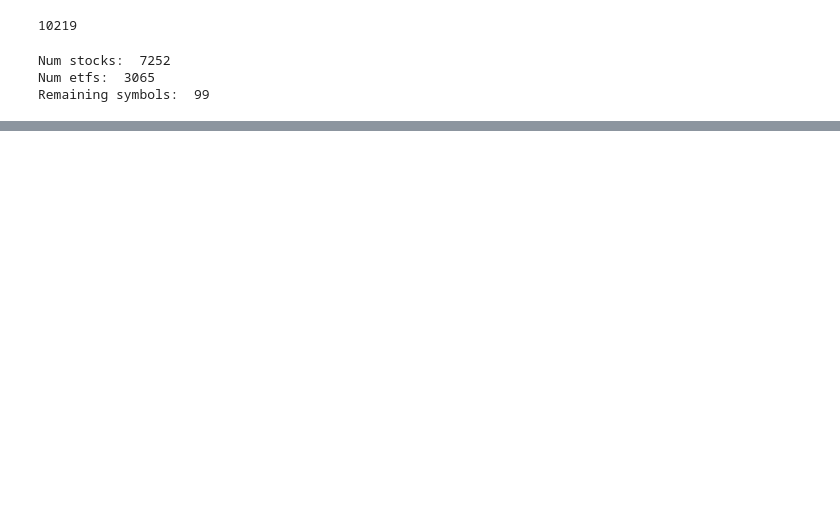
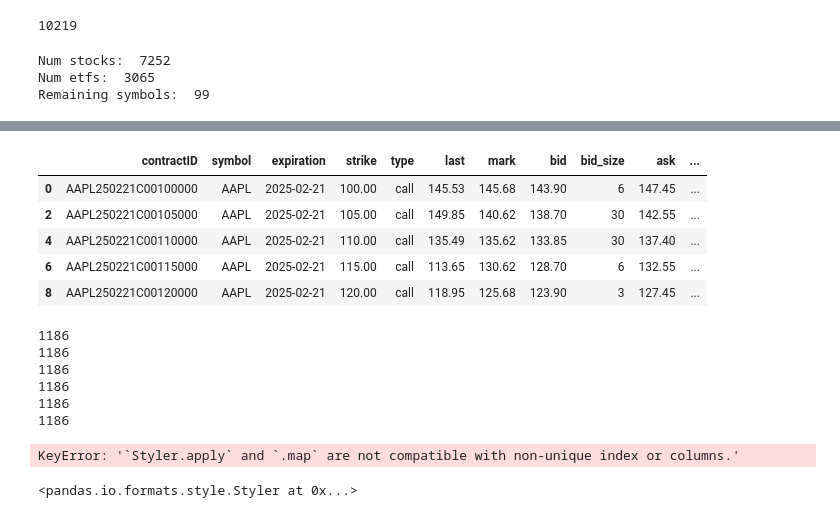
Before and after one commit to tejaskamtam/quant, a Jupyter notebook: data/scratch.ipynb, the cells around one changed output, grey strips where cells are left out. Cells and saved outputs as stored; diff of their text form; code cells hidden in the pictures; blank space fills up the shorter version.

```diff
--- a/data/scratch.ipynb
+++ b/data/scratch.ipynb
@@ -114,0 +96,46 @@ from pypfopt.efficient_frontier import EfficientFrontier
+# %%
+# split df into calls and puts
+calls = df.where(df["type"] == "call").dropna()
+puts = df.where(df["type"] == "put").dropna()
+
+calls.head()
+# %% [output]
+|  | contractID | symbol | expiration | strike | type | last | mark | bid | bid_size | ask | ... |
+| 0 | AAPL250221C00100000 | AAPL | 2025-02-21 | 100.00 | call | 145.53 | 145.68 | 143.90 | 6 | 147.45 | ... |
+| 2 | AAPL250221C00105000 | AAPL | 2025-02-21 | 105.00 | call | 149.85 | 140.62 | 138.70 | 30 | 142.55 | ... |
+| 4 | AAPL250221C00110000 | AAPL | 2025-02-21 | 110.00 | call | 135.49 | 135.62 | 133.85 | 30 | 137.40 | ... |
+| 6 | AAPL250221C00115000 | AAPL | 2025-02-21 | 115.00 | call | 113.65 | 130.62 | 128.70 | 6 | 132.55 | ... |
+| 8 | AAPL250221C00120000 | AAPL | 2025-02-21 | 120.00 | call | 118.95 | 125.68 | 123.90 | 3 | 127.45 | ... |
+# %%
+call_bids = [f"{bid} ({bid_size})" for bid, bid_size in zip(calls["bid"], calls["bid_size"])]
+
+call_asks = [f"{ask} ({ask_size})" for ask, ask_size in zip(calls["ask"], calls["ask_size"])]
+
+put_bids = [f"{bid} ({bid_size})" for bid, bid_size in zip(puts["bid"], puts["bid_size"])]
+
+put_asks = [f"{ask} ({ask_size})" for ask, ask_size in zip(puts["ask"], puts["ask_size"])]
+# %% [output]
+1186
+1186
+1186
+1186
+1186
+1186
+# %%
+# create options chain
+options_df = pd.DataFrame({
+    "Call Bid": call_bids,
+    "Call Mark": list( calls["mark"]),
+    "Call Ask": call_asks,
+    "Strike": list(calls["strike"]),
+    "Put Bid": put_bids,
+    "Put Mark": list(puts["mark"]),
+    "Put Ask": put_asks
+    }, index=calls["expiration"])
+
+
+# color the dataframe if strike is greater than 200
+options_df.style.applymap(lambda x: "background-color: red" if float(x.split(" ")[0]) > 200 else "", subset=options_df.columns[2])
+# %% [output]
+KeyError: '`Styler.apply` and `.map` are not compatible with non-unique index or columns.'
+<pandas.io.formats.style.Styler at 0x...>
```
Also changed, not shown: parts of 7 cells of this notebook, 1 other file.
